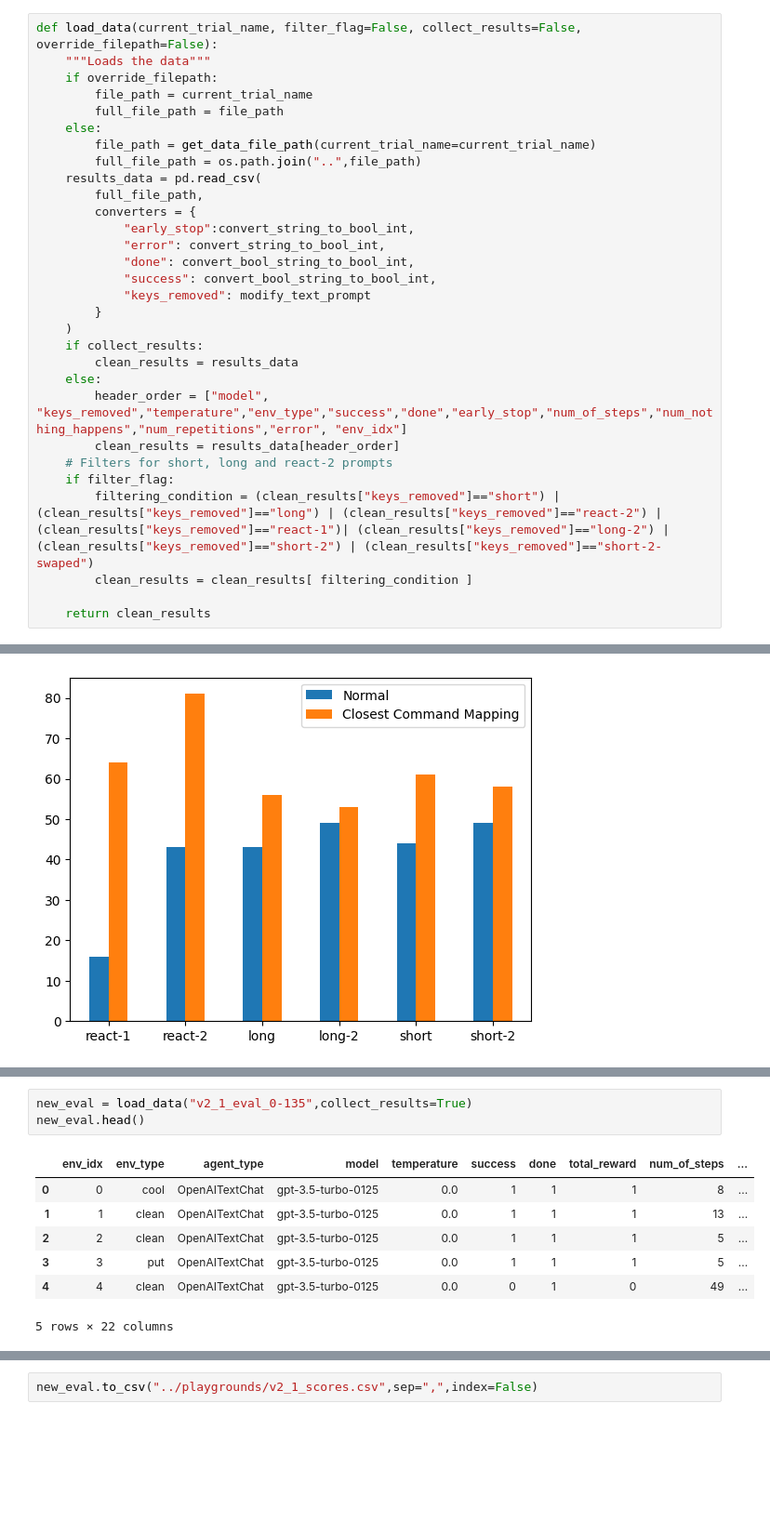
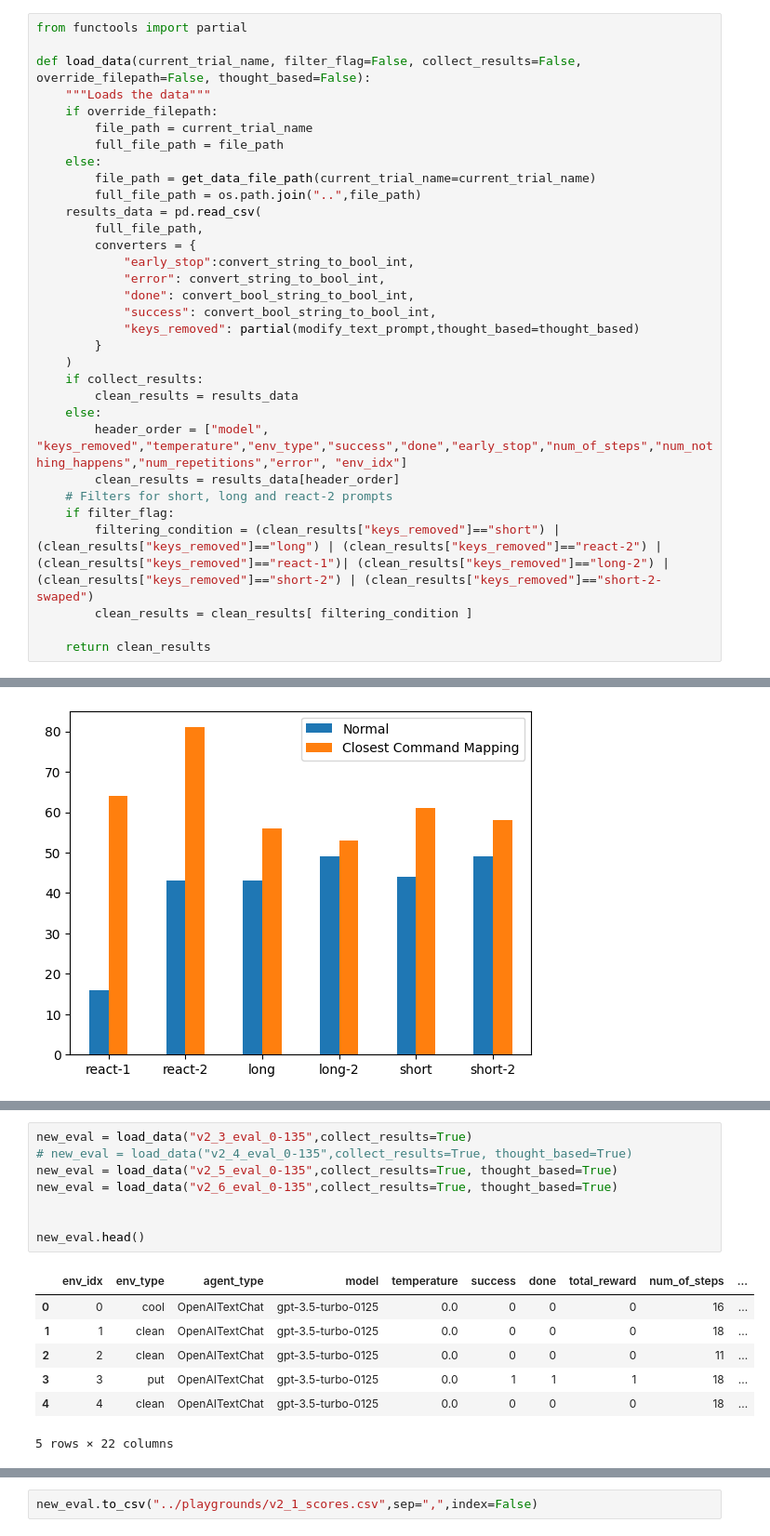
Before and after one commit to ai-nikolai/LLamp, a Jupyter notebook: playgrounds/analysis_alfworld_eval_notebook.ipynb, the cells around one changed output, grey strips where cells are left out. Shown: that part at 93% size. Saved outputs shown, nothing was run; the diff lists cells and outputs as text; blank space fills up the shorter version.

Commit message:
small changes before adding a few important features for proper ablation studies

```diff
--- a/playgrounds/analysis_alfworld_eval_notebook.ipynb
+++ b/playgrounds/analysis_alfworld_eval_notebook.ipynb
@@ -50,5 +96,7 @@ def modify_text_prompt(keys_removed):
 # %%
-def load_data(current_trial_name, filter_flag=False, collect_results=False, override_filepath=False):
+from functools import partial
+
+def load_data(current_trial_name, filter_flag=False, collect_results=False, override_filepath=False, thought_based=False):
     """Loads the data"""
     if override_filepath:
         file_path = current_trial_name
@@ -63,7 +111,7 @@ def load_data(current_trial_name, filter_flag=False, collect_results=False, over
             "error": convert_string_to_bool_int,
             "done": convert_bool_string_to_bool_int,
             "success": convert_bool_string_to_bool_int,
-            "keys_removed": modify_text_prompt
+            "keys_removed": partial(modify_text_prompt,thought_based=thought_based)
         }
     )
     if collect_results:
@@ -575,11 +661,16 @@ ax = df.plot.bar(rot=0)
 # %%
-new_eval = load_data("v2_1_eval_0-135",collect_results=True)
+new_eval = load_data("v2_3_eval_0-135",collect_results=True)
+# new_eval = load_data("v2_4_eval_0-135",collect_results=True, thought_based=True)
+new_eval = load_data("v2_5_eval_0-135",collect_results=True, thought_based=True)
+new_eval = load_data("v2_6_eval_0-135",collect_results=True, thought_based=True)
+
+
 new_eval.head()
 # %% [output]
 |  | env_idx | env_type | agent_type | model | temperature | success | done | total_reward | num_of_steps | ... |
-| 0 | 0 | cool | OpenAITextChat | gpt-3.5-turbo-0125 | 0.0 | 1 | 1 | 1 | 8 | ... |
-| 1 | 1 | clean | OpenAITextChat | gpt-3.5-turbo-0125 | 0.0 | 1 | 1 | 1 | 13 | ... |
-| 2 | 2 | clean | OpenAITextChat | gpt-3.5-turbo-0125 | 0.0 | 1 | 1 | 1 | 5 | ... |
-| 3 | 3 | put | OpenAITextChat | gpt-3.5-turbo-0125 | 0.0 | 1 | 1 | 1 | 5 | ... |
-| 4 | 4 | clean | OpenAITextChat | gpt-3.5-turbo-0125 | 0.0 | 0 | 1 | 0 | 49 | ... |
+| 0 | 0 | cool | OpenAITextChat | gpt-3.5-turbo-0125 | 0.0 | 0 | 0 | 0 | 16 | ... |
+| 1 | 1 | clean | OpenAITextChat | gpt-3.5-turbo-0125 | 0.0 | 0 | 0 | 0 | 18 | ... |
+| 2 | 2 | clean | OpenAITextChat | gpt-3.5-turbo-0125 | 0.0 | 0 | 0 | 0 | 11 | ... |
+| 3 | 3 | put | OpenAITextChat | gpt-3.5-turbo-0125 | 0.0 | 1 | 1 | 1 | 18 | ... |
+| 4 | 4 | clean | OpenAITextChat | gpt-3.5-turbo-0125 | 0.0 | 0 | 0 | 0 | 18 | ... |
 5 rows × 22 columns
```
Also changed, not shown: parts of 10 cells of this notebook, 2 other files.
